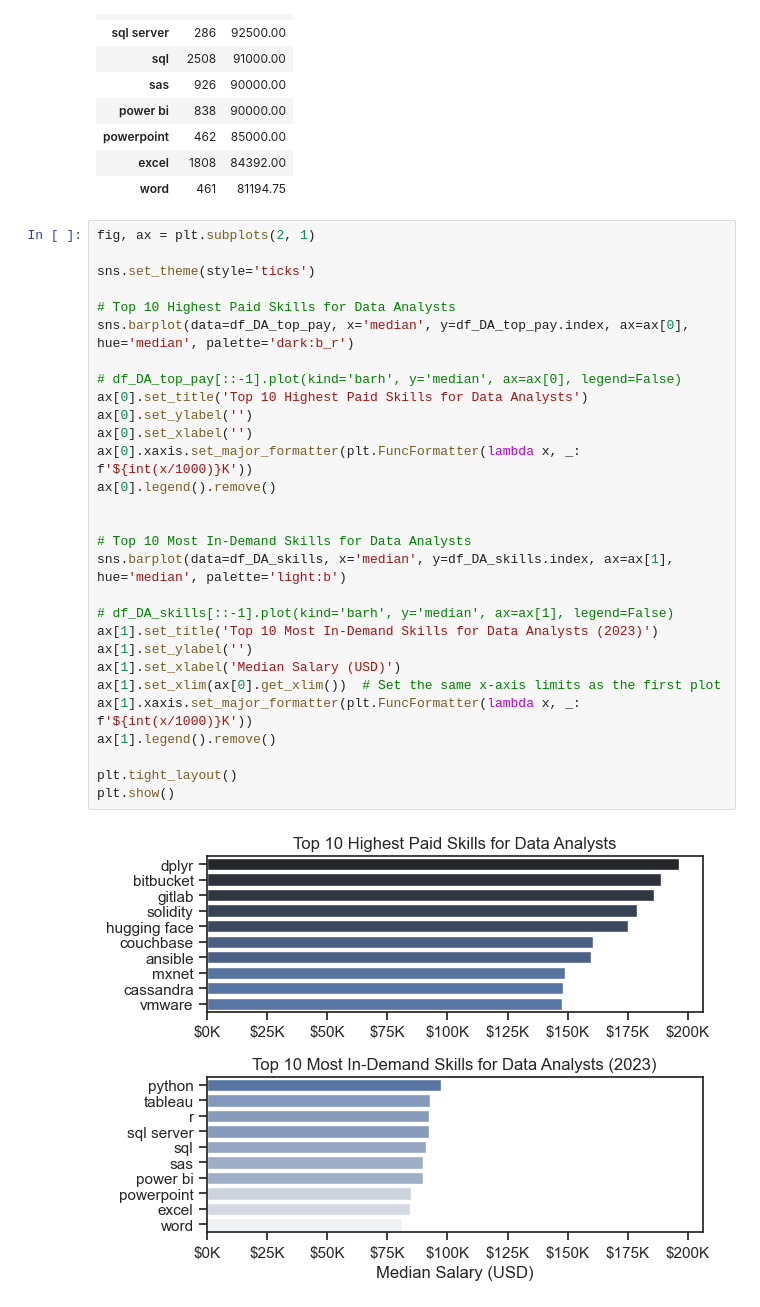
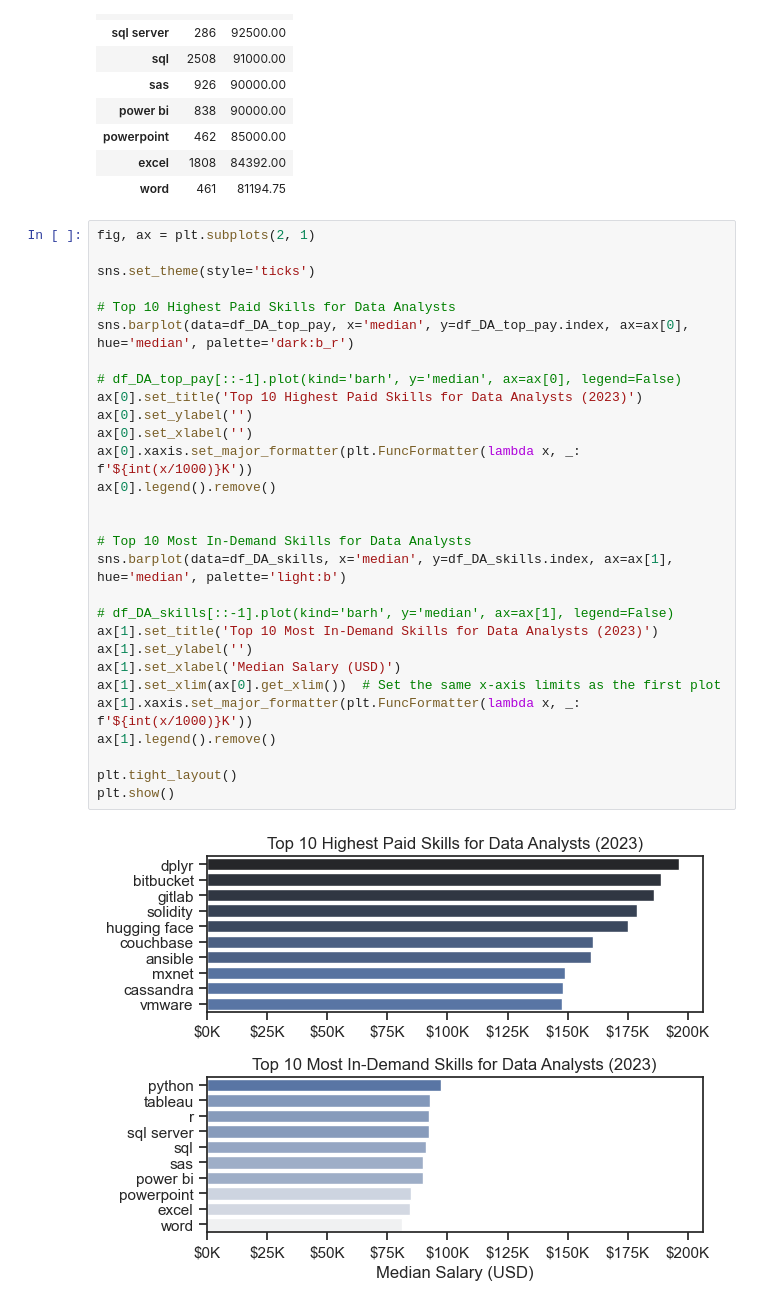
Before and after one commit to YohanaTariku1/Python_Data_Project, a Jupyter notebook: 2_Project/4_Salary_Analysis.ipynb, the cells around one changed output. Saved outputs shown, nothing was run; the diff lists cells and outputs as text.

```diff
--- a/2_Project/4_Salary_Analysis.ipynb
+++ b/2_Project/4_Salary_Analysis.ipynb
@@ -126,31 +126,31 @@ df_DA_skills
 # %%
 fig, ax = plt.subplots(2, 1)
 
 sns.set_theme(style='ticks')
 
 # Top 10 Highest Paid Skills for Data Analysts
 sns.barplot(data=df_DA_top_pay, x='median', y=df_DA_top_pay.index, ax=ax[0], hue='median', palette='dark:b_r')
 
 # df_DA_top_pay[::-1].plot(kind='barh', y='median', ax=ax[0], legend=False)
-ax[0].set_title('Top 10 Highest Paid Skills for Data Analysts')
+ax[0].set_title('Top 10 Highest Paid Skills for Data Analysts (2023)')
 ax[0].set_ylabel('')
 ax[0].set_xlabel('')
 ax[0].xaxis.set_major_formatter(plt.FuncFormatter(lambda x, _: f'${int(x/1000)}K'))
 ax[0].legend().remove()
 
 
 # Top 10 Most In-Demand Skills for Data Analysts
 sns.barplot(data=df_DA_skills, x='median', y=df_DA_skills.index, ax=ax[1], hue='median', palette='light:b')
 
 # df_DA_skills[::-1].plot(kind='barh', y='median', ax=ax[1], legend=False)
 ax[1].set_title('Top 10 Most In-Demand Skills for Data Analysts (2023)')
 ax[1].set_ylabel('')
 ax[1].set_xlabel('Median Salary (USD)')
 ax[1].set_xlim(ax[0].get_xlim())  # Set the same x-axis limits as the first plot
 ax[1].xaxis.set_major_formatter(plt.FuncFormatter(lambda x, _: f'${int(x/1000)}K'))
 ax[1].legend().remove()
 
 plt.tight_layout()
 plt.show()
 # %% [output]
-[figure, old version]
+[figure, new version]
```
Also changed, not shown: 2 other files.
